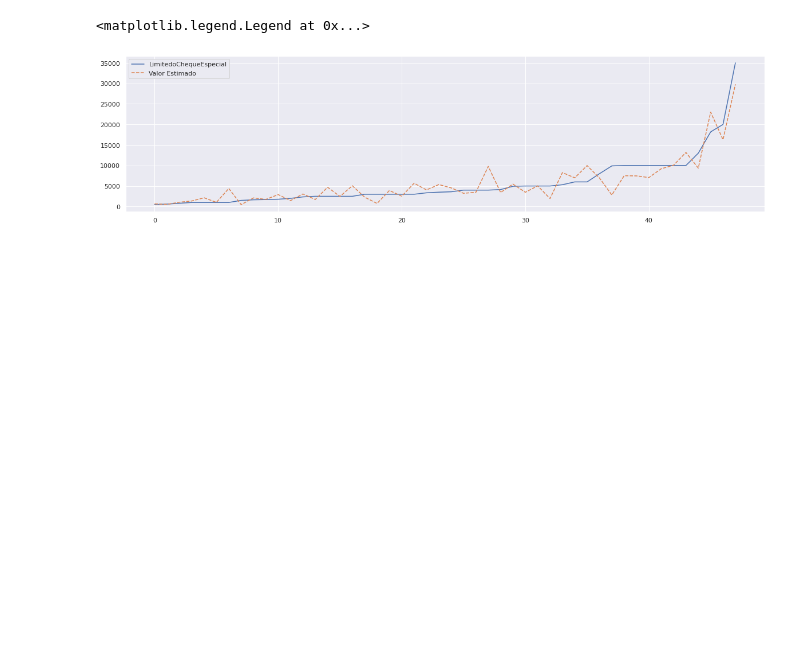
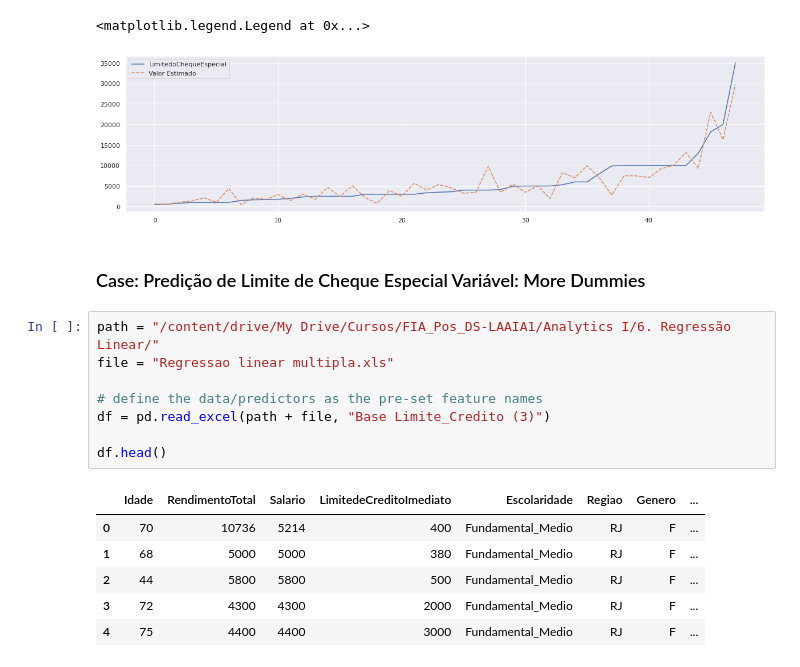
Before and after one commit to andretocci/LAAIA1, a Jupyter notebook: FIA_Pos_DS_LAAIA1_Aula_6_Analytics_Regressão_Linear.ipynb, the cells around one changed output. Drawn from its saved outputs; the diff is of its cells as text; blank space fills up the shorter version.

```diff
--- a/FIA_Pos_DS_LAAIA1_Aula_6_Analytics_Regressão_Linear.ipynb
+++ b/FIA_Pos_DS_LAAIA1_Aula_6_Analytics_Regressão_Linear.ipynb
@@ -445,3 +451,20 @@ plt.legend()
 # %% [output]
 <matplotlib.legend.Legend at 0x...>
 [figure]
+# %% [markdown]
+### Case: Predição de Limite de Cheque Especial Variável: More Dummies
+# %%
+path = "/content/drive/My Drive/Cursos/FIA_Pos_DS-LAAIA1/Analytics I/6. Regressão Linear/"
+file = "Regressao linear multipla.xls"
+
+# define the data/predictors as the pre-set feature names
+df = pd.read_excel(path + file, "Base Limite_Credito (3)")
+
+df.head()
+# %% [output]
+|  | Idade | RendimentoTotal | Salario | LimitedeCreditoImediato | Escolaridade | Regiao | Genero | ... |
+| 0 | 70 | 10736 | 5214 | 400 | Fundamental_Medio | RJ | F | ... |
+| 1 | 68 | 5000 | 5000 | 380 | Fundamental_Medio | RJ | F | ... |
+| 2 | 44 | 5800 | 5800 | 500 | Fundamental_Medio | RJ | F | ... |
+| 3 | 72 | 4300 | 4300 | 2000 | Fundamental_Medio | RJ | F | ... |
+| 4 | 75 | 4400 | 4400 | 3000 | Fundamental_Medio | RJ | F | ... |
```
Also changed, not shown: parts of 13 cells of this notebook.
